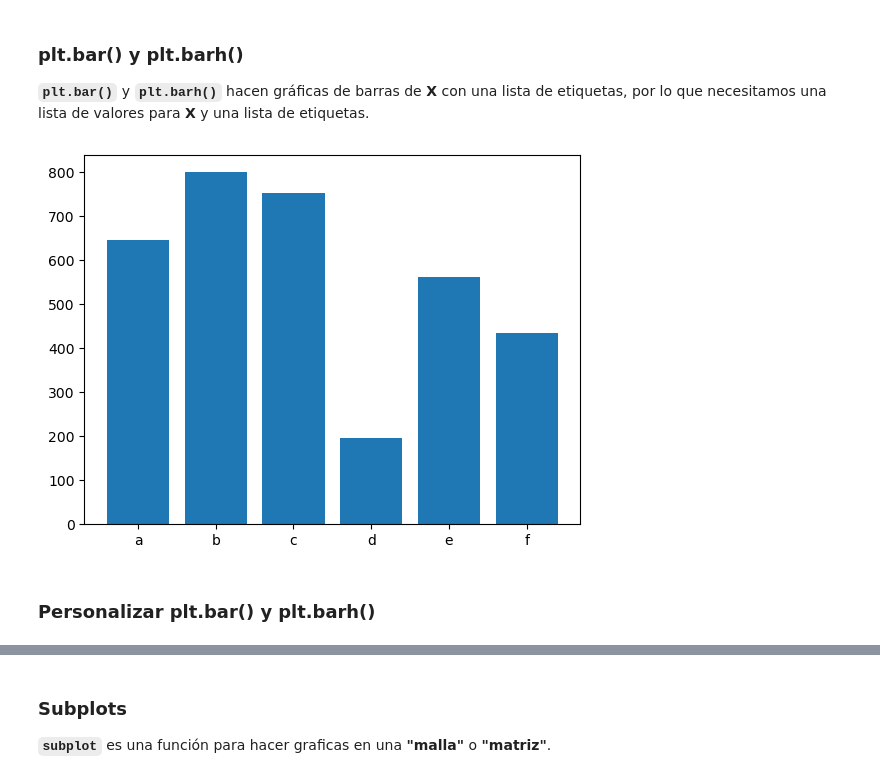
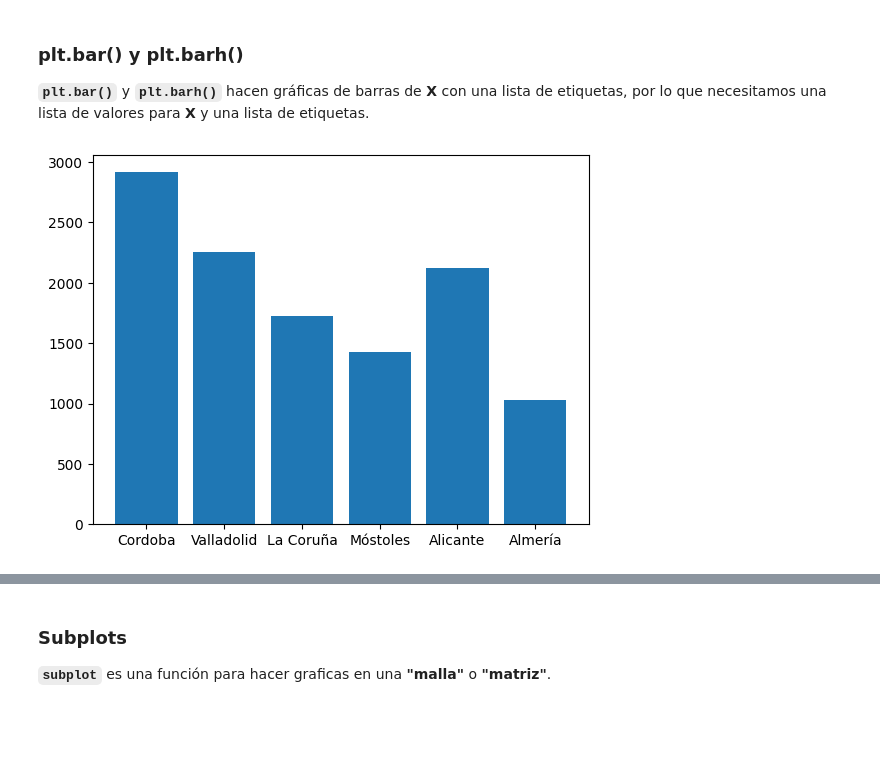
Before and after one commit to para18952/cursoPython2025, a Jupyter notebook: Modulo1_b/06.matplotlib_teoria.ipynb, the cells around one changed output, grey strips where cells are left out. Drawn from its saved outputs; the diff is of its cells as text; code cells hidden in the pictures; blank space fills up the shorter version.

```diff
--- a/Modulo1_b/06.matplotlib_teoria.ipynb
+++ b/Modulo1_b/06.matplotlib_teoria.ipynb
@@ -166,12 +89,15 @@ plt.show()
 # %%
 # Voy a generar una lista aleatoria
 
 # plt.bar()
+# Vamos a simular un conteo de casos donde se cuenta el número de personas que ganan mas de 1000 euros
 
-X = np.random.randint(0, 1000, 6)
-etiquetas = ["a", "b", "c", "d", "e","f"]
+np.random.seed(5)
+X = np.random.randint(0, 3000, 6)
 
-plt.bar(etiquetas, X)
+etiquetas = ["Cordoba", "Valladolid", "La Coruña", "Móstoles", "Alicante","Almería"]
+
+plt.bar(etiquetas, X) # que la quiero horizontal, se le tiene (h)
 plt.show()
 # %% [output]
-[figure, old version]
+[figure, new version]
@@ -200,2 +103,0 @@ plt.show()
-# %% [markdown]
-### Personalizar plt.bar() y plt.barh()
```
Also changed, not shown: parts of 62 cells of this notebook, 1 other file.
